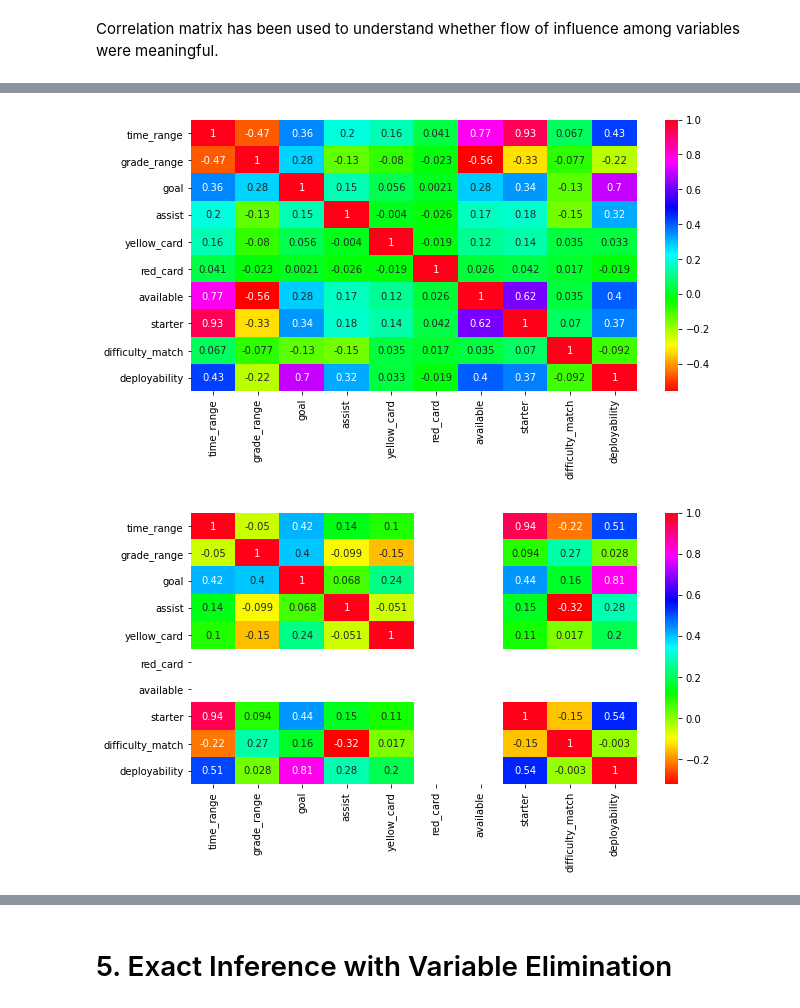
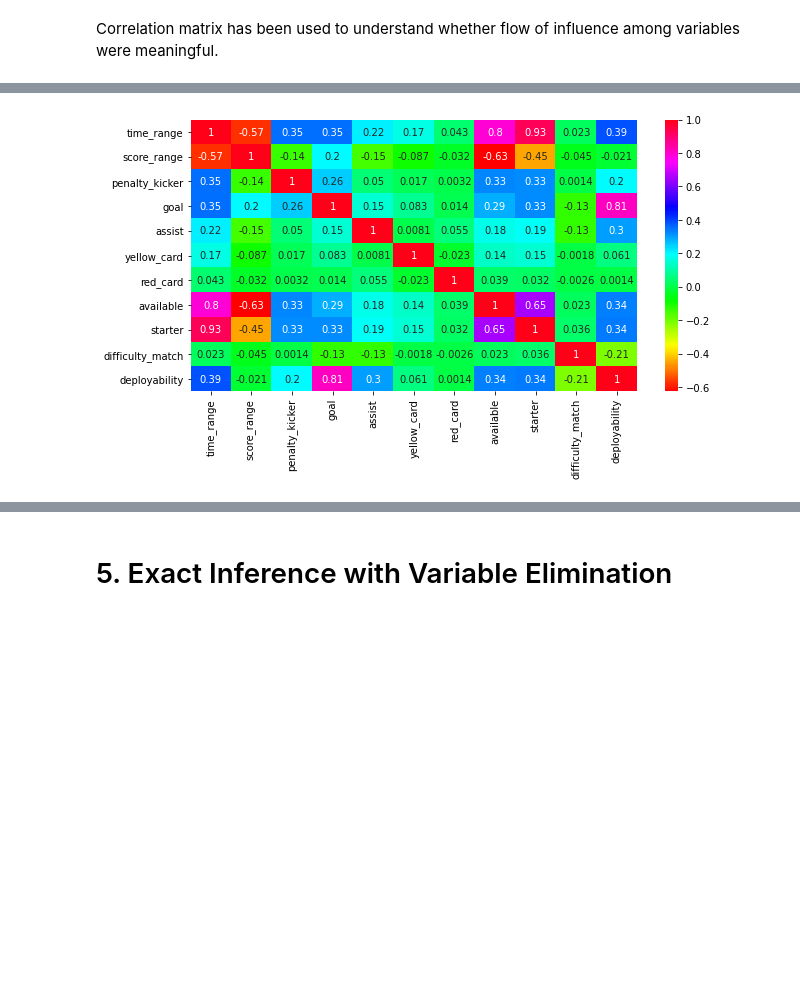
Before and after one commit to SalvoPisciotta/FantaBayesianNet, a Jupyter notebook: src/FantaBayesianNet.ipynb, the cells around one changed output, grey strips where cells are left out. Cells and saved outputs as stored; diff of their text form; code cells hidden in the pictures; blank space fills up the shorter version.

Commit message:
data preprocessing done, test learn Bayesian net from these new data in FantaBayesianNet.ipynb

```diff
--- a/src/FantaBayesianNet.ipynb
+++ b/src/FantaBayesianNet.ipynb
@@ -139,45 +171,25 @@ dtype: object
 # %% [markdown]
 Correlation matrix has been used to understand whether flow of influence among variables were meaningful.
 # %%
-from sklearn.preprocessing import OrdinalEncoder
-from sklearn.compose import ColumnTransformer
-import numpy as np
+# Transforming ordinal variables in order to investigate about them
 
-# Finding correlations among variables
-
-# Transforming ordinal variables
-
-ordinal_features =['time_range', 'grade_range']
+ordinal_features =['time_range', 'score_range']
 ordinal_transformer = OrdinalEncoder(dtype = np.int32)
 preprocessor = ColumnTransformer(
     transformers = [
                     ('ord', ordinal_transformer, ordinal_features)
                    ],
-                    remainder = 'passthrough'  #  with 'drop' the non-specified columns are dropped
-                                               # with 'passthrough' the non-specified columns in transformers will be automatically passed through
+                    remainder = 'passthrough'  # with 'passthrough' the non-specified columns in transformers will be automatically passed through
     )
 
 preprocessor.fit(df)
 
 df_p = preprocessor.fit_transform(df)
-columns= ['time_range', 'grade_range', 'matchday', 'goal', 'assist', 'yellow_card', 'red_card',
-       'available', 'starter', 'difficulty_match',
-       'deployability']
-
-# Checking conversions
+columns= ['time_range', 'score_range', 'penalty_kicker', 'goal', 'assist', 'yellow_card', 'red_card', 'available', 'starter', 'difficulty_match', 'deployability']
 
 # Conversion on dataframe for all players
 df_p = pd.DataFrame(df_p, columns=columns).convert_dtypes()
-print(df_p.head())
+
+# Checking types
 print(df_p.dtypes)
-
-# Conversion for a single player (Simy)
-df_simy = pd.read_csv('stats_simy.csv')
-preprocessor.fit(df_simy)
-df_simy_p = preprocessor.fit_transform(df_simy)
-columns= ['time_range', 'grade_range', 'matchday', 'goal', 'assist', 'yellow_card', 'red_card',
-       'available', 'starter', 'difficulty_match',
-       'deployability']
-df_simy_p = pd.DataFrame(df_simy_p, columns=columns).convert_dtypes()
-df_simy_p.head()
 # %% [output]
@@ -210,17 +208,6 @@ dtype: object
-# %%
-import seaborn as sns
-import matplotlib.pyplot as plt
-
-plt.figure(figsize=(10,5))
-sns.heatmap(df_p.drop('matchday', axis=1).corr(), annot=True, cmap='hsv')
-plt.show()
-
-
-plt.figure(figsize=(10,5))
-sns.heatmap(df_simy_p.drop('matchday', axis=1).corr(), annot=True, cmap='hsv')
-plt.show()
-
-# Deployability -> True :- grade>=6 || (difficulty_math<=2 && starter=True)
-# %% [output]
-[figure, removed]
-[figure, removed]
+# %%
+plt.figure(figsize=(10,5))
+sns.heatmap(df_p.corr(), annot=True, cmap='hsv')
+plt.show()
+# %% [output]
+[figure, added]
```
Also changed, not shown: parts of 28 cells of this notebook, 43 other files.
